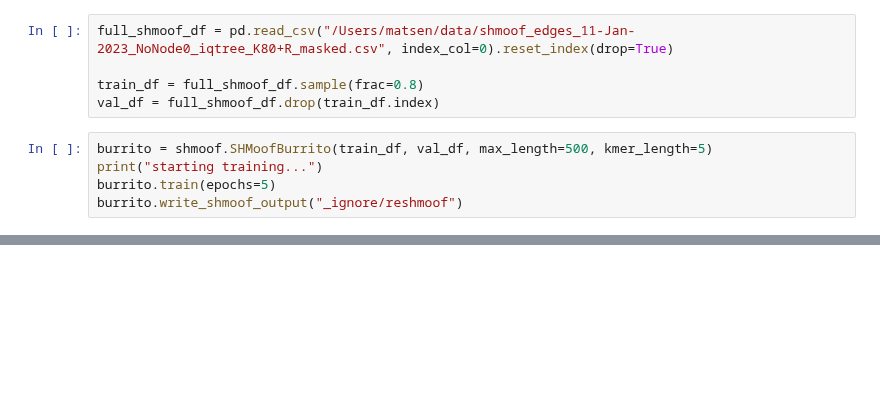
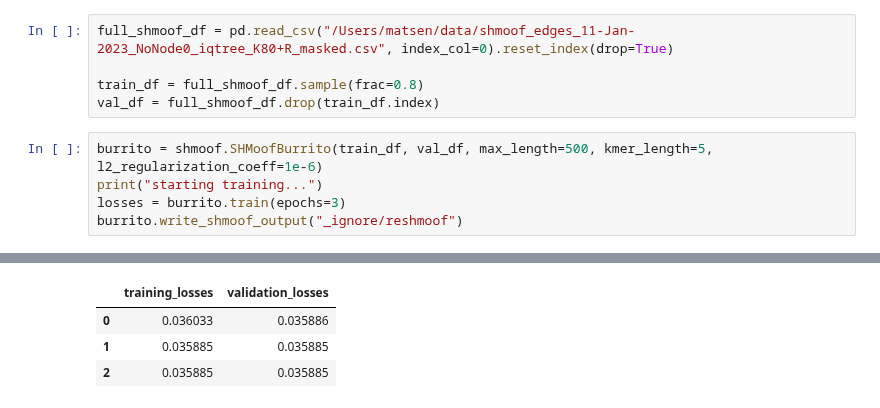
Before and after one commit to matsengrp/netam, a Jupyter notebook: notebooks/reshmoof.ipynb, the cells around one changed output, grey strips where cells are left out. Drawn from its saved outputs; the diff is of its cells as text; blank space fills up the shorter version.

Commit message:
adding a little regularization

```diff
--- a/notebooks/reshmoof.ipynb
+++ b/notebooks/reshmoof.ipynb
@@ -9,9 +9,9 @@ full_shmoof_df = pd.read_csv("/Users/matsen/data/shmoof_edges_11-Jan-2023_NoNode
 train_df = full_shmoof_df.sample(frac=0.8)
 val_df = full_shmoof_df.drop(train_df.index)
 # %%
-burrito = shmoof.SHMoofBurrito(train_df, val_df, max_length=500, kmer_length=5)
+burrito = shmoof.SHMoofBurrito(train_df, val_df, max_length=500, kmer_length=5, l2_regularization_coeff=1e-6)
 print("starting training...")
-burrito.train(epochs=5)
+losses = burrito.train(epochs=3)
 burrito.write_shmoof_output("_ignore/reshmoof")
 # %% [output]
 starting training...
@@ -23,3 +21,7 @@ Epoch [5/5]      Loss: 0.03578135        Val Loss: 0.03633393
+|  | training_losses | validation_losses |
+| 0 | 0.036033 | 0.035886 |
+| 1 | 0.035885 | 0.035885 |
+| 2 | 0.035885 | 0.035885 |
 # %%
 import pandas as pd
 import matplotlib.pyplot as plt
```
Also changed, not shown: parts of 3 cells of this notebook, 1 other file.
